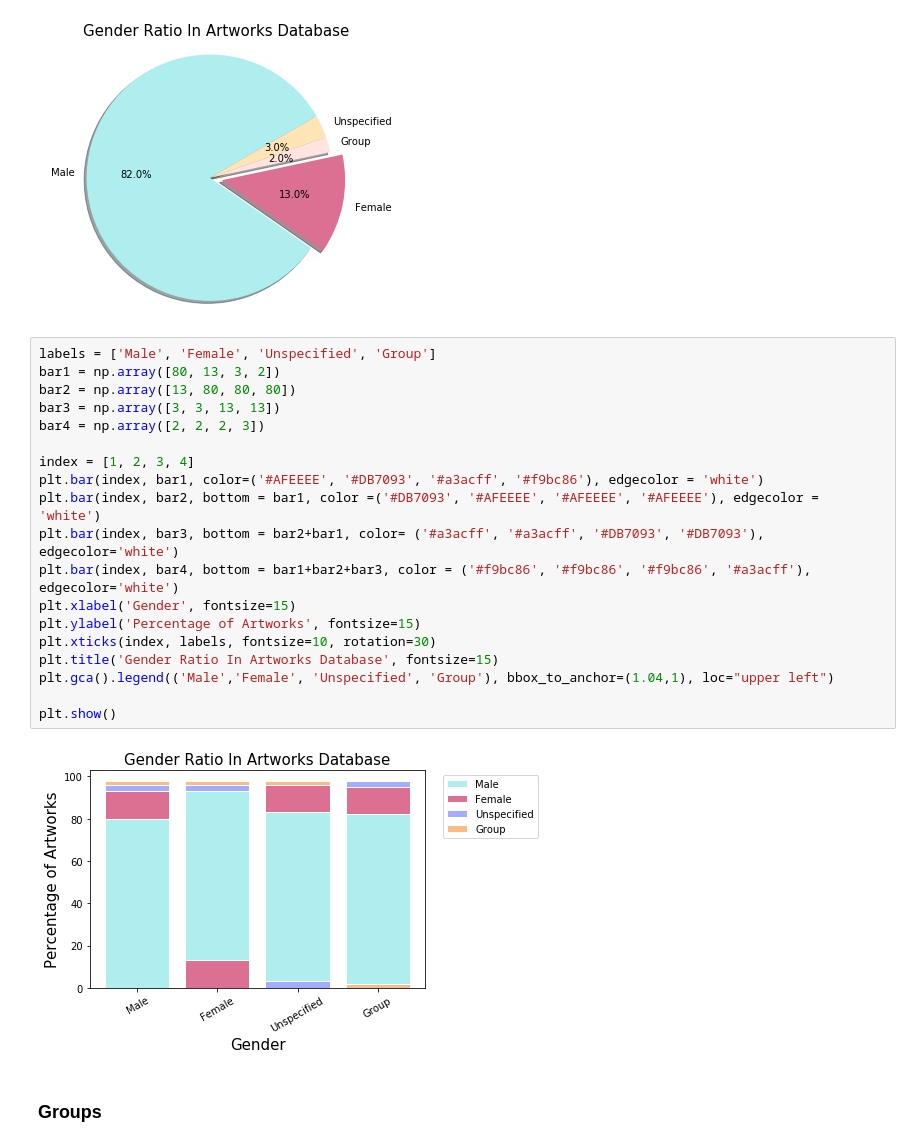
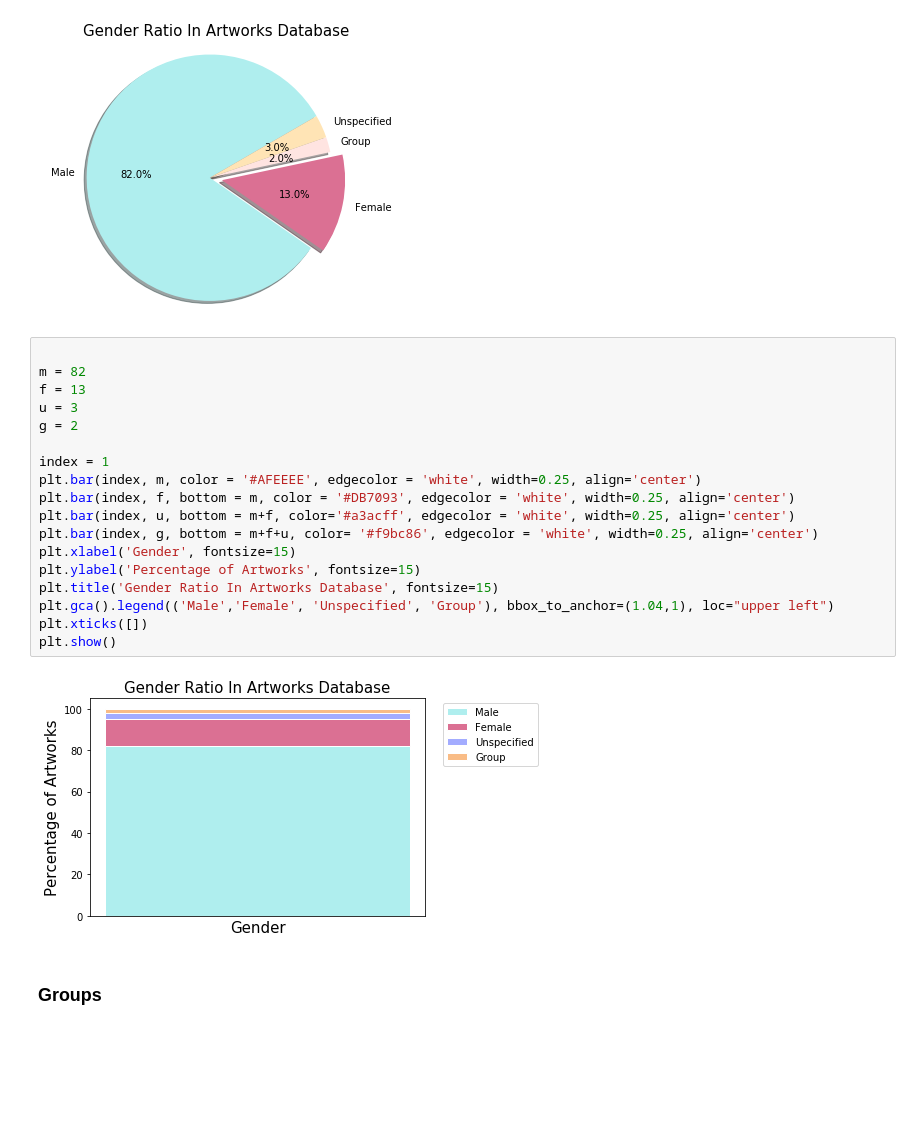
Before and after one commit to medialab/gender_art, a Jupyter notebook: gender_ratio_from_API.ipynb, the cells around one changed output. Saved outputs shown, nothing was run; the diff lists cells and outputs as text; blank space fills up the shorter version.

```diff
--- a/gender_ratio_from_API.ipynb
+++ b/gender_ratio_from_API.ipynb
@@ -133,27 +133,26 @@ ax1.axis('equal')
 plt.show()
 # %% [output]
 [figure]
-# %%
-labels = ['Male', 'Female', 'Unspecified', 'Group']
-bar1 = np.array([80, 13, 3, 2])
-bar2 = np.array([13, 80, 80, 80])
-bar3 = np.array([3, 3, 13, 13])
-bar4 = np.array([2, 2, 2, 3])
-
-index = [1, 2, 3, 4]
-plt.bar(index, bar1, color=('#AFEEEE', '#DB7093', '#a3acff', '#f9bc86'), edgecolor = 'white')
-plt.bar(index, bar2, bottom = bar1, color =('#DB7093', '#AFEEEE', '#AFEEEE', '#AFEEEE'), edgecolor = 'white')
-plt.bar(index, bar3, bottom = bar2+bar1, color= ('#a3acff', '#a3acff', '#DB7093', '#DB7093'), edgecolor='white')
-plt.bar(index, bar4, bottom = bar1+bar2+bar3, color = ('#f9bc86', '#f9bc86', '#f9bc86', '#a3acff'), edgecolor='white')
-plt.xlabel('Gender', fontsize=15)
-plt.ylabel('Percentage of Artworks', fontsize=15)
-plt.xticks(index, labels, fontsize=10, rotation=30)
-plt.title('Gender Ratio In Artworks Database', fontsize=15)
-plt.gca().legend(('Male','Female', 'Unspecified', 'Group'), bbox_to_anchor=(1.04,1), loc="upper left")
-
-plt.show()
-# %% [output]
-[figure, removed]
+# %%
+
+m = 82
+f = 13
+u = 3
+g = 2
+
+index = 1
+plt.bar(index, m, color = '#AFEEEE', edgecolor = 'white', width=0.25, align='center')
+plt.bar(index, f, bottom = m, color = '#DB7093', edgecolor = 'white', width=0.25, align='center')
+plt.bar(index, u, bottom = m+f, color='#a3acff', edgecolor = 'white', width=0.25, align='center')
+plt.bar(index, g, bottom = m+f+u, color= '#f9bc86', edgecolor = 'white', width=0.25, align='center')
+plt.xlabel('Gender', fontsize=15)
+plt.ylabel('Percentage of Artworks', fontsize=15)
+plt.title('Gender Ratio In Artworks Database', fontsize=15)
+plt.gca().legend(('Male','Female', 'Unspecified', 'Group'), bbox_to_anchor=(1.04,1), loc="upper left")
+plt.xticks([])
+plt.show()
+# %% [output]
+[figure, added]
 # %% [markdown]
 ### Groups
 # %%
```
